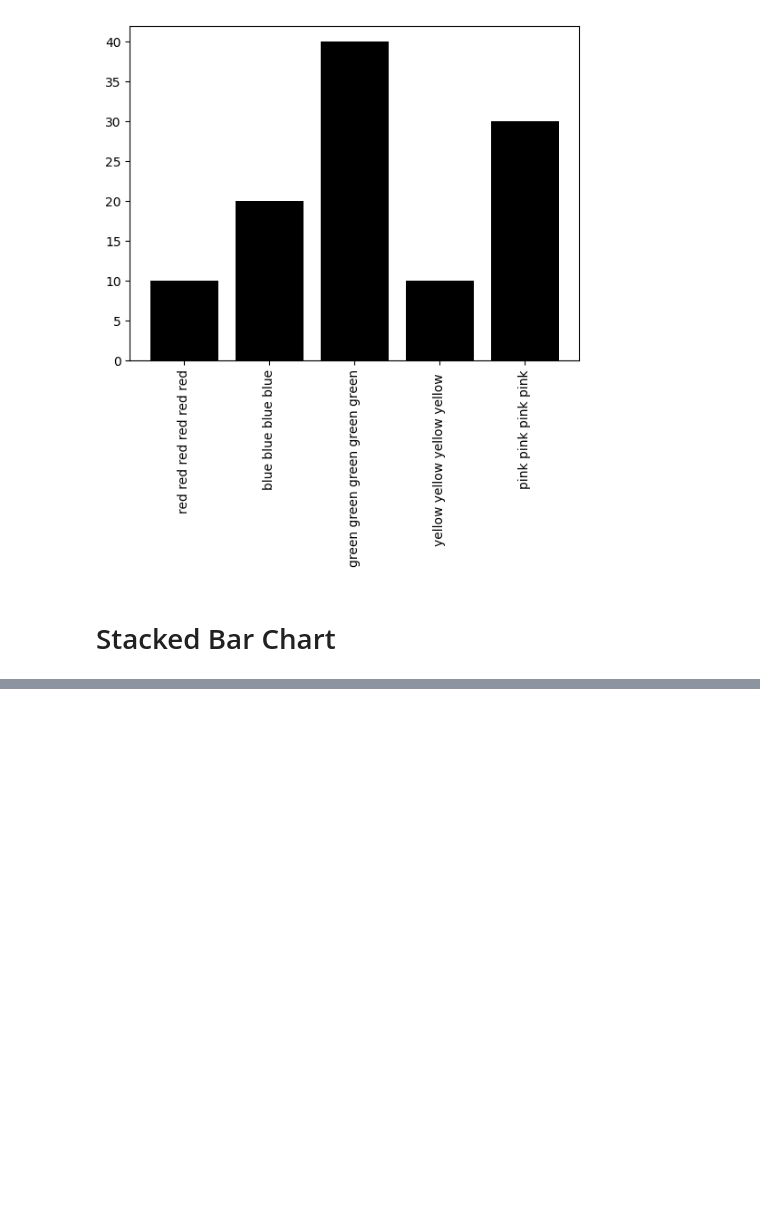
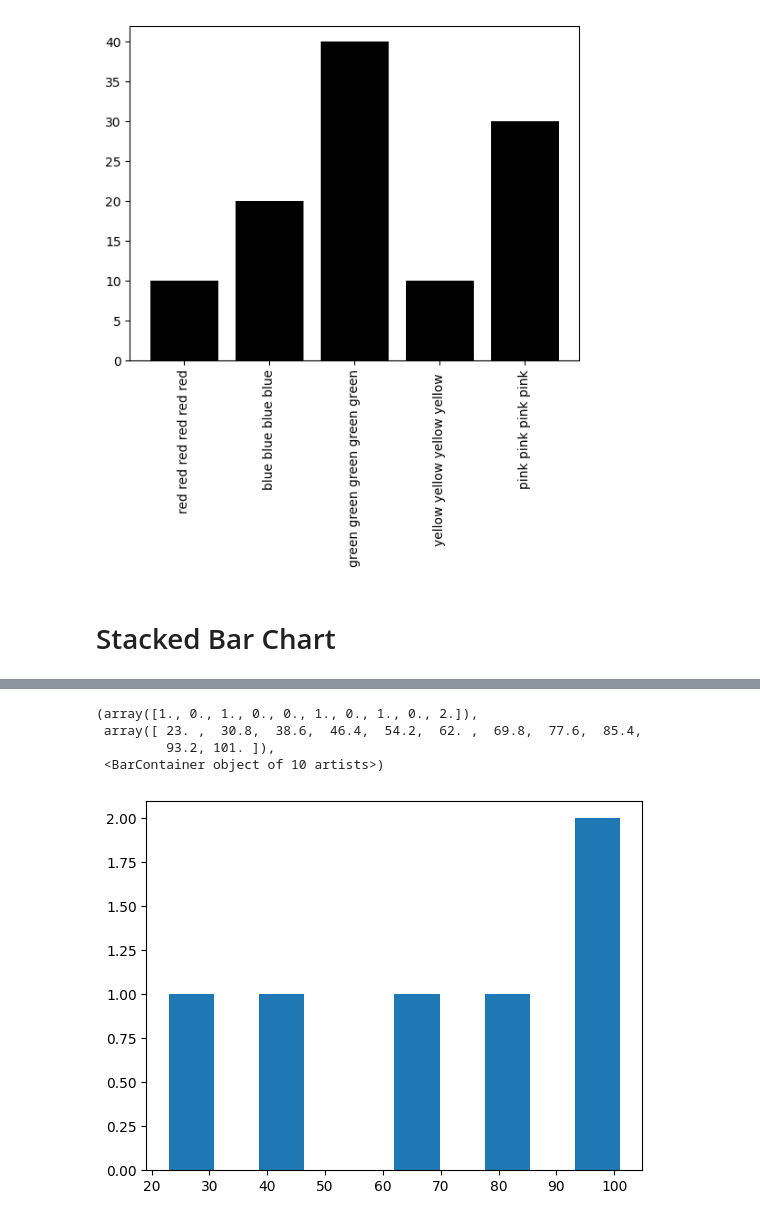
Before and after one commit to abhishekmorya1/DataScience, a Jupyter notebook: Matplotlib/Matplotlib.ipynb, the cells around one changed output, grey strips where cells are left out. Saved outputs shown, nothing was run; the diff lists cells and outputs as text; code cells hidden in the pictures; blank space fills up the shorter version.

```diff
--- a/Matplotlib/Matplotlib.ipynb
+++ b/Matplotlib/Matplotlib.ipynb
@@ -625,0 +652,12 @@ plt.bar(batsmen["batsman"], batsmen["2017"],bottom=batsmen['2016
+# %%
+# simple data
+
+data = [23,45,66,78,99,101]
+
+plt.hist(data)
+# %% [output]
+(array([1., 0., 1., 0., 0., 1., 0., 1., 0., 2.]),
+ array([ 23. ,  30.8,  38.6,  46.4,  54.2,  62. ,  69.8,  77.6,  85.4,
+         93.2, 101. ]),
+ <BarContainer object of 10 artists>)
+[figure, added]
```
Also changed, not shown: parts of 14 cells of this notebook, 8 other files.
